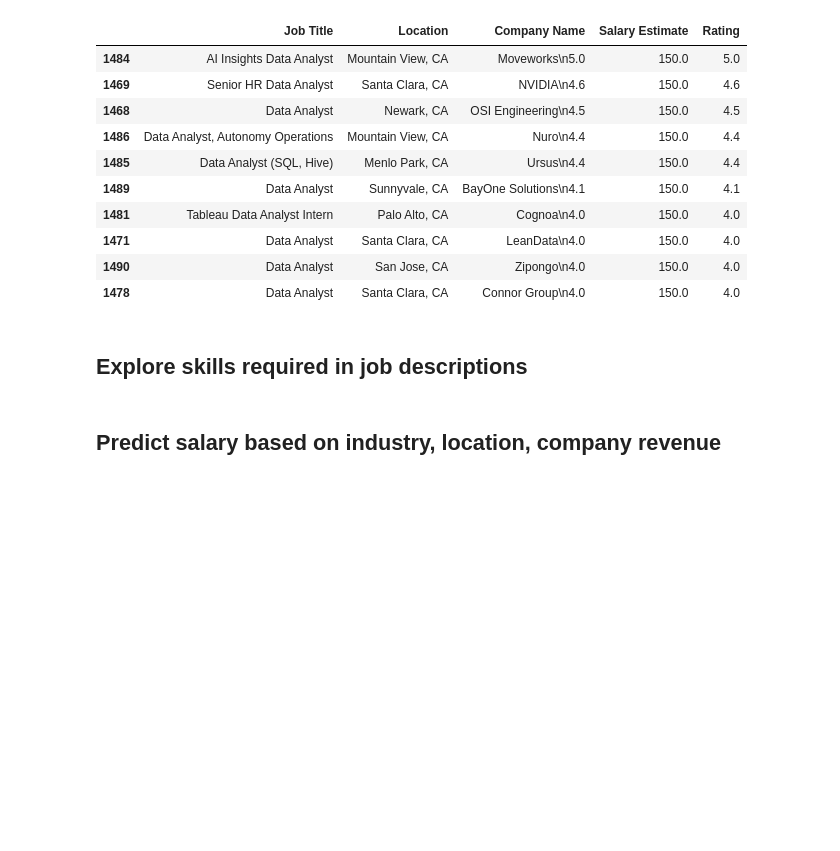
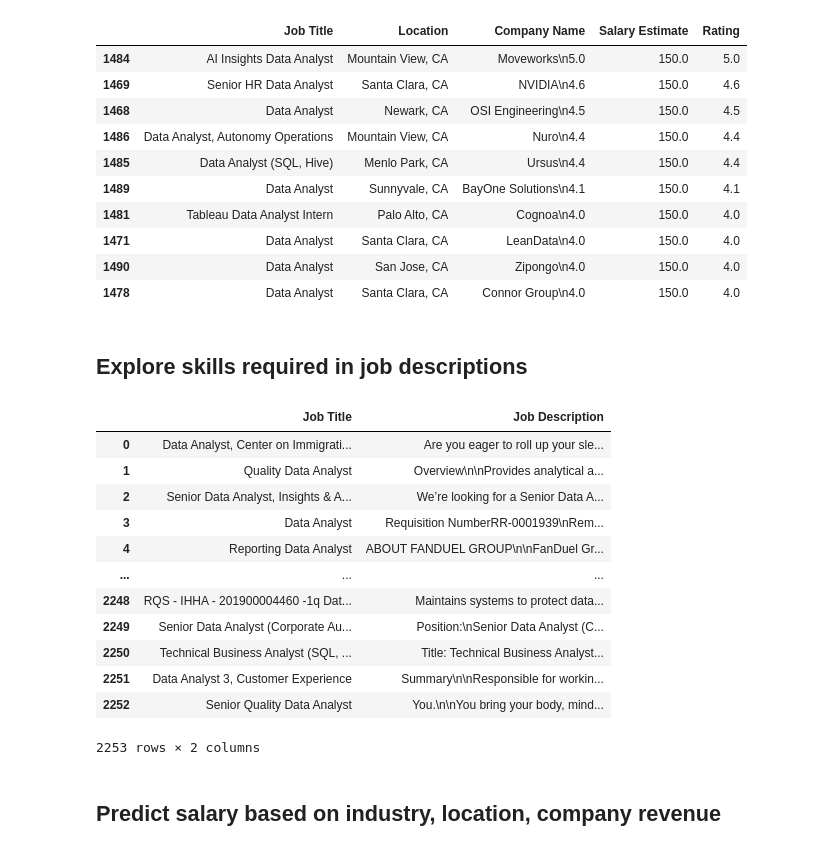
Before and after one commit to AlexKay28/Analytics, a Jupyter notebook: DataAnalystJobs.ipynb, the cells around one changed output. Cells and saved outputs as stored; diff of their text form; code cells hidden in the pictures; blank space fills up the shorter version.

```diff
--- a/DataAnalystJobs.ipynb
+++ b/DataAnalystJobs.ipynb
@@ -261,5 +261,21 @@ best_jobs.head(10)
 | 1478 | Data Analyst | Santa Clara, CA | Connor Group\n4.0 | 150.0 | 4.0 |
 # %% [markdown]
 ## Explore skills required in job descriptions
+# %%
+data[['Job Title','Job Description']]
+# %% [output]
+|  | Job Title | Job Description |
+| 0 | Data Analyst, Center on Immigrati... | Are you eager to roll up your sle... |
+| 1 | Quality Data Analyst | Overview\n\nProvides analytical a... |
+| 2 | Senior Data Analyst, Insights & A... | We’re looking for a Senior Data A... |
+| 3 | Data Analyst | Requisition NumberRR-0001939\nRem... |
+| 4 | Reporting Data Analyst | ABOUT FANDUEL GROUP\n\nFanDuel Gr... |
+| ... | ... | ... |
+| 2248 | RQS - IHHA - 201900004460 -1q Dat... | Maintains systems to protect data... |
+| 2249 | Senior Data Analyst (Corporate Au... | Position:\nSenior Data Analyst (C... |
+| 2250 | Technical Business Analyst (SQL, ... | Title: Technical Business Analyst... |
+| 2251 | Data Analyst 3, Customer Experience | Summary\n\nResponsible for workin... |
+| 2252 | Senior Quality Data Analyst | You.\n\nYou bring your body, mind... |
+2253 rows × 2 columns
 # %% [markdown]
 ## Predict salary based on industry, location, company revenue
```
Also changed, not shown: parts of 14 cells of this notebook, 2 other files.
